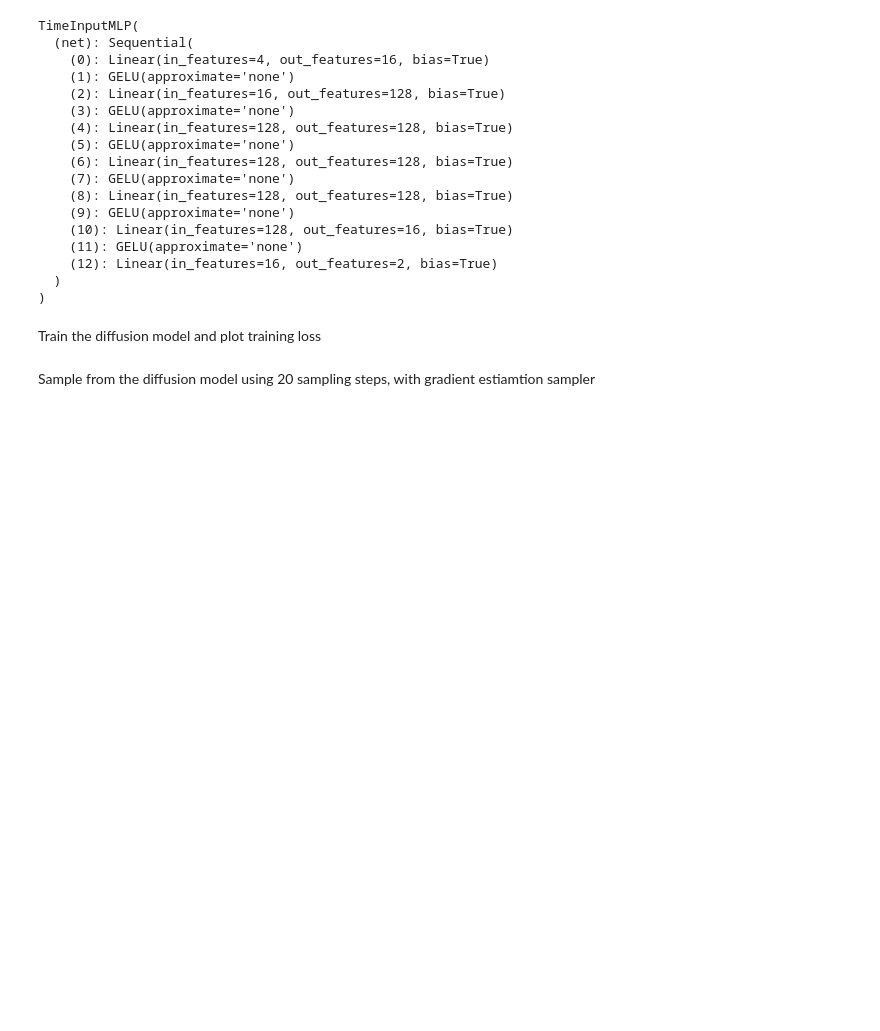
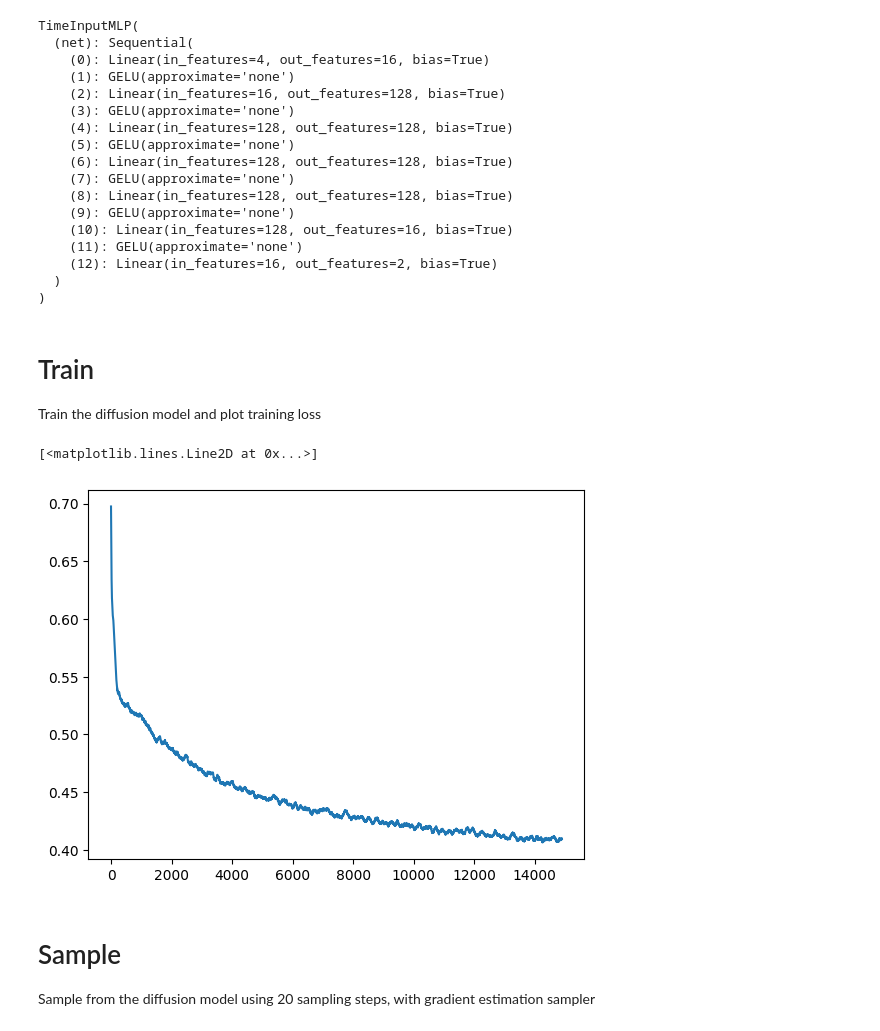
Before and after one commit to yuanchenyang/smalldiffusion, a Jupyter notebook: examples/toyexample.ipynb, the cells around one changed output. Cells and saved outputs as stored; diff of their text form; code cells hidden in the pictures; blank space fills up the shorter version.

```diff
--- a/examples/toyexample.ipynb
+++ b/examples/toyexample.ipynb
@@ -23,7 +24,9 @@ Load and plot 2D point data from the [Datasaurus Dozen](https://jumpingrivers.gi
 # %%
 # Try replacing dataset with 'dino', 'bullseye', 'h_lines', 'x_shape', etc.
 dataset = DatasaurusDozen(csv_file='../datasets/DatasaurusDozen.tsv', dataset='dino')
-loader = DataLoader(dataset, sampler=RandomSampler(dataset, num_samples=2048), batch_size=2048)
+# Or use the SwissRoll dataset
+# dataset = Swissroll(np.pi/2, 5*np.pi, 100)
+loader = DataLoader(dataset, batch_size=2130)
 plot_batch(next(iter(loader)))
 # %% [output]
 [figure]
@@ -70,13 +75,18 @@ TimeInputMLP(
   )
 )
 # %% [markdown]
+# Train
 Train the diffusion model and plot training loss
 # %%
-trainer = training_loop(loader, model, schedule, epochs=10000, lr=1e-3)
+trainer = training_loop(loader, model, schedule, epochs=15000, lr=1e-3)
 losses = [ns['loss'].item() for ns in trainer]
 plt.plot(moving_average(losses, 100))
+# %% [output]
+[<matplotlib.lines.Line2D at 0x...>]
+[figure, added]
 # %% [markdown]
-Sample from the diffusion model using 20 sampling steps, with gradient estiamtion sampler
+# Sample
+Sample from the diffusion model using 20 sampling steps, with gradient estimation sampler
 # %%
 # For DDPM sampling, change to gam=1, mu=0.5
 # For DDIM sampling, change to gam=1, mu=0
```
Also changed, not shown: parts of 5 cells of this notebook, 2 other files.
